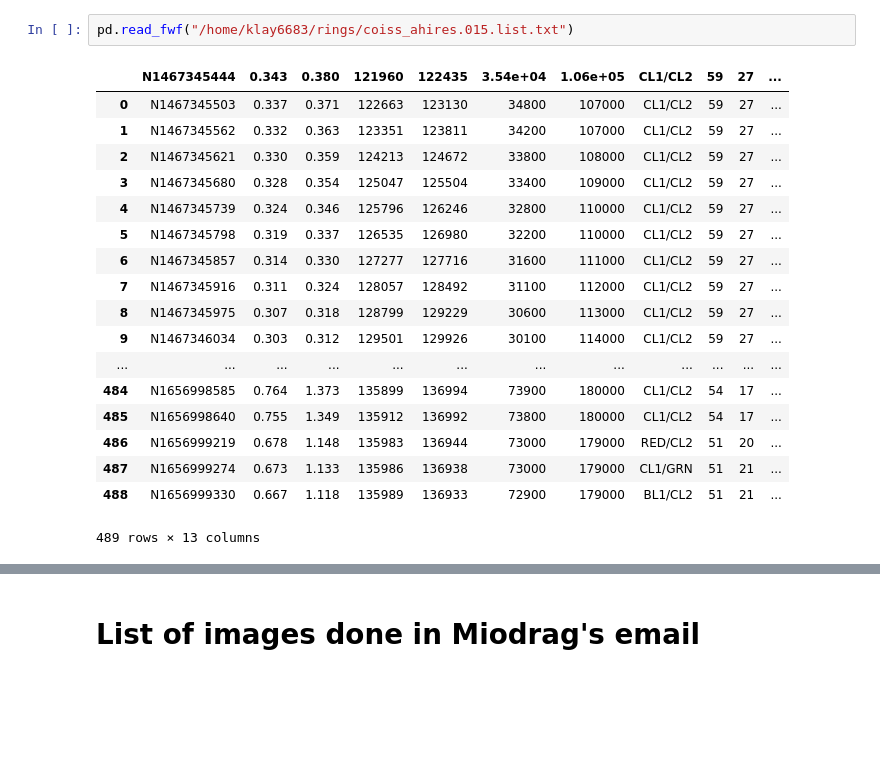
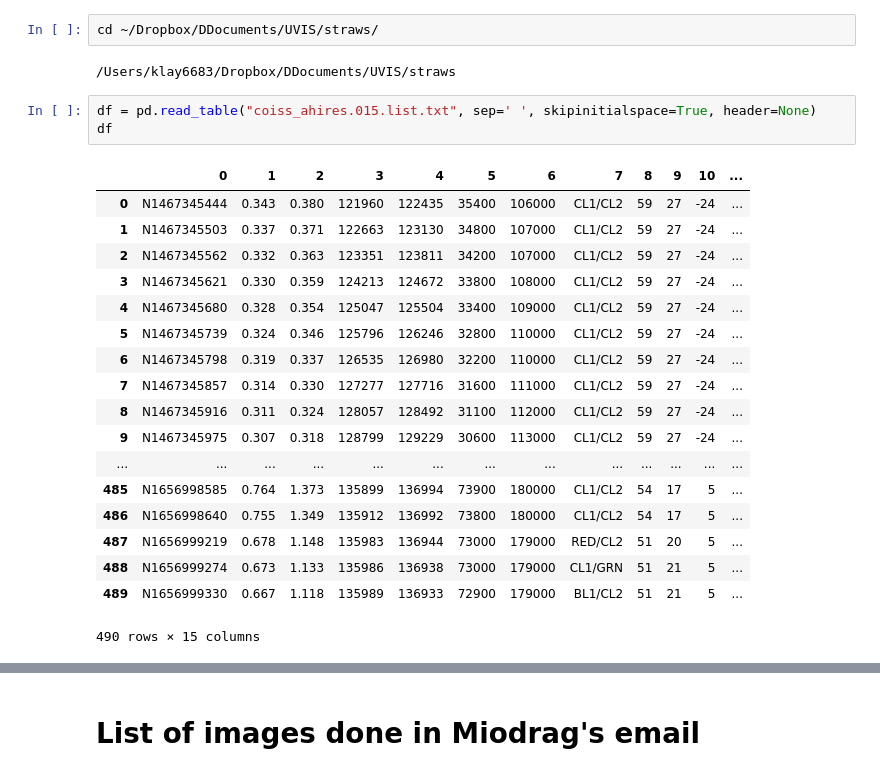
Before and after one commit to michaelaye/pyciss, a Jupyter notebook: notebooks/2015-04-03 Downloading ring images.ipynb, the cells around one changed output, grey strips where cells are left out. Saved outputs shown, nothing was run; the diff lists cells and outputs as text; blank space fills up the shorter version.

```diff
--- a/notebooks/2015-04-03 Downloading ring images.ipynb
+++ b/notebooks/2015-04-03 Downloading ring images.ipynb
@@ -1,21 +1,26 @@
-# %%
-pd.read_fwf("/home/klay6683/rings/coiss_ahires.015.list.txt")
-# %% [output]
-|  | N1467345444 | 0.343 | 0.380 | 121960 | 122435 | 3.54e+04 | 1.06e+05 | CL1/CL2 | 59 | 27 | ... |
-| 0 | N1467345503 | 0.337 | 0.371 | 122663 | 123130 | 34800 | 107000 | CL1/CL2 | 59 | 27 | ... |
-| 1 | N1467345562 | 0.332 | 0.363 | 123351 | 123811 | 34200 | 107000 | CL1/CL2 | 59 | 27 | ... |
-| 2 | N1467345621 | 0.330 | 0.359 | 124213 | 124672 | 33800 | 108000 | CL1/CL2 | 59 | 27 | ... |
-| 3 | N1467345680 | 0.328 | 0.354 | 125047 | 125504 | 33400 | 109000 | CL1/CL2 | 59 | 27 | ... |
-| 4 | N1467345739 | 0.324 | 0.346 | 125796 | 126246 | 32800 | 110000 | CL1/CL2 | 59 | 27 | ... |
-| 5 | N1467345798 | 0.319 | 0.337 | 126535 | 126980 | 32200 | 110000 | CL1/CL2 | 59 | 27 | ... |
-| 6 | N1467345857 | 0.314 | 0.330 | 127277 | 127716 | 31600 | 111000 | CL1/CL2 | 59 | 27 | ... |
-| 7 | N1467345916 | 0.311 | 0.324 | 128057 | 128492 | 31100 | 112000 | CL1/CL2 | 59 | 27 | ... |
-| 8 | N1467345975 | 0.307 | 0.318 | 128799 | 129229 | 30600 | 113000 | CL1/CL2 | 59 | 27 | ... |
-| 9 | N1467346034 | 0.303 | 0.312 | 129501 | 129926 | 30100 | 114000 | CL1/CL2 | 59 | 27 | ... |
-| ... | ... | ... | ... | ... | ... | ... | ... | ... | ... | ... | ... |
-| 484 | N1656998585 | 0.764 | 1.373 | 135899 | 136994 | 73900 | 180000 | CL1/CL2 | 54 | 17 | ... |
-| 485 | N1656998640 | 0.755 | 1.349 | 135912 | 136992 | 73800 | 180000 | CL1/CL2 | 54 | 17 | ... |
-| 486 | N1656999219 | 0.678 | 1.148 | 135983 | 136944 | 73000 | 179000 | RED/CL2 | 51 | 20 | ... |
-| 487 | N1656999274 | 0.673 | 1.133 | 135986 | 136938 | 73000 | 179000 | CL1/GRN | 51 | 21 | ... |
-| 488 | N1656999330 | 0.667 | 1.118 | 135989 | 136933 | 72900 | 179000 | BL1/CL2 | 51 | 21 | ... |
-489 rows × 13 columns
+# %%
+cd ~/Dropbox/DDocuments/UVIS/straws/
+# %% [output]
+/Users/klay6683/Dropbox/DDocuments/UVIS/straws
+# %%
+df = pd.read_table("coiss_ahires.015.list.txt", sep=' ', skipinitialspace=True, header=None)
+df
+# %% [output]
+|  | 0 | 1 | 2 | 3 | 4 | 5 | 6 | 7 | 8 | 9 | 10 | ... |
+| 0 | N1467345444 | 0.343 | 0.380 | 121960 | 122435 | 35400 | 106000 | CL1/CL2 | 59 | 27 | -24 | ... |
+| 1 | N1467345503 | 0.337 | 0.371 | 122663 | 123130 | 34800 | 107000 | CL1/CL2 | 59 | 27 | -24 | ... |
+| 2 | N1467345562 | 0.332 | 0.363 | 123351 | 123811 | 34200 | 107000 | CL1/CL2 | 59 | 27 | -24 | ... |
+| 3 | N1467345621 | 0.330 | 0.359 | 124213 | 124672 | 33800 | 108000 | CL1/CL2 | 59 | 27 | -24 | ... |
+| 4 | N1467345680 | 0.328 | 0.354 | 125047 | 125504 | 33400 | 109000 | CL1/CL2 | 59 | 27 | -24 | ... |
+| 5 | N1467345739 | 0.324 | 0.346 | 125796 | 126246 | 32800 | 110000 | CL1/CL2 | 59 | 27 | -24 | ... |
+| 6 | N1467345798 | 0.319 | 0.337 | 126535 | 126980 | 32200 | 110000 | CL1/CL2 | 59 | 27 | -24 | ... |
+| 7 | N1467345857 | 0.314 | 0.330 | 127277 | 127716 | 31600 | 111000 | CL1/CL2 | 59 | 27 | -24 | ... |
+| 8 | N1467345916 | 0.311 | 0.324 | 128057 | 128492 | 31100 | 112000 | CL1/CL2 | 59 | 27 | -24 | ... |
+| 9 | N1467345975 | 0.307 | 0.318 | 128799 | 129229 | 30600 | 113000 | CL1/CL2 | 59 | 27 | -24 | ... |
+| ... | ... | ... | ... | ... | ... | ... | ... | ... | ... | ... | ... | ... |
+| 485 | N1656998585 | 0.764 | 1.373 | 135899 | 136994 | 73900 | 180000 | CL1/CL2 | 54 | 17 | 5 | ... |
+| 486 | N1656998640 | 0.755 | 1.349 | 135912 | 136992 | 73800 | 180000 | CL1/CL2 | 54 | 17 | 5 | ... |
+| 487 | N1656999219 | 0.678 | 1.148 | 135983 | 136944 | 73000 | 179000 | RED/CL2 | 51 | 20 | 5 | ... |
+| 488 | N1656999274 | 0.673 | 1.133 | 135986 | 136938 | 73000 | 179000 | CL1/GRN | 51 | 21 | 5 | ... |
+| 489 | N1656999330 | 0.667 | 1.118 | 135989 | 136933 | 72900 | 179000 | BL1/CL2 | 51 | 21 | 5 | ... |
+490 rows × 15 columns
```
Also changed, not shown: parts of 10 cells of this notebook, 4 other files.
